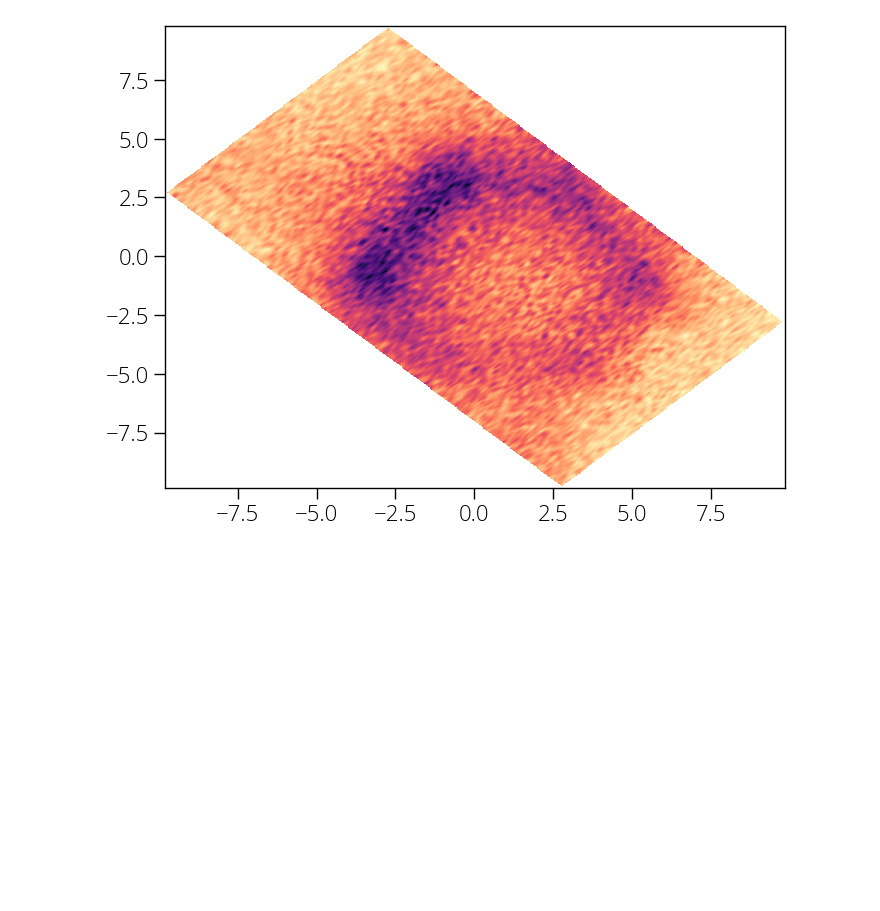
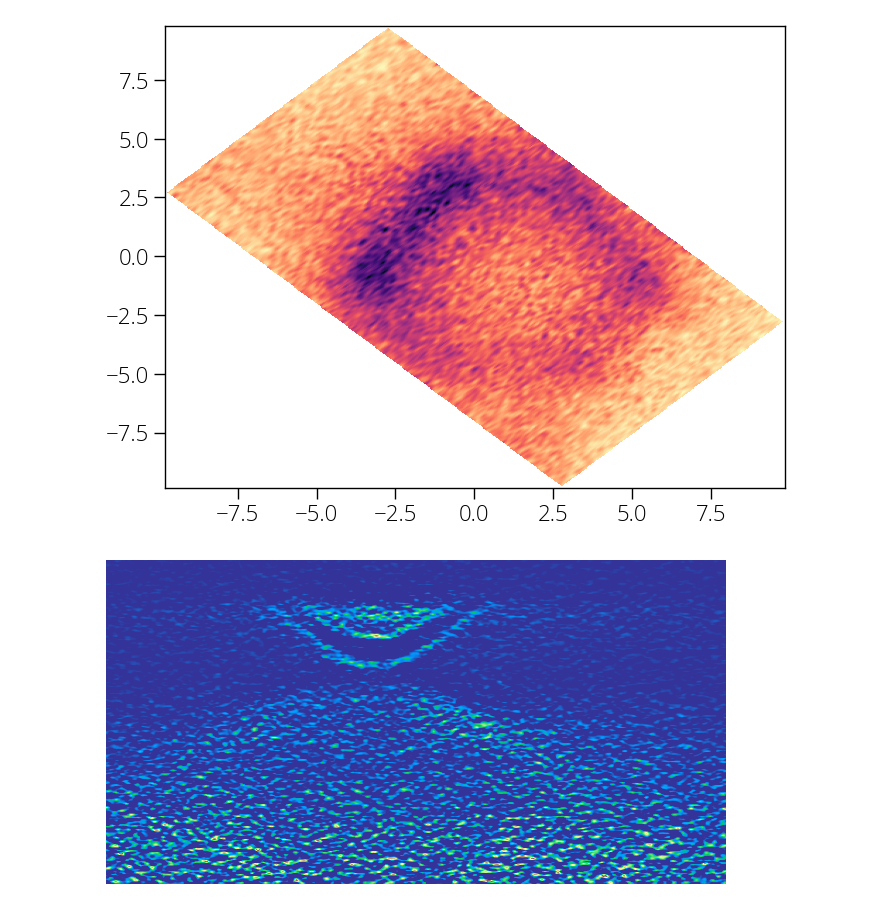
Before and after one commit to pranabdas/arpespythontools, a Jupyter notebook: notebooks/hands-on.ipynb, the cells around one changed output. Saved outputs shown, nothing was run; the diff lists cells and outputs as text; code cells hidden in the pictures; blank space fills up the shorter version.

Commit message:
New Laplacian and 2D curvature module, other minor changes

```diff
--- a/notebooks/examples.ipynb
+++ b/notebooks/hands-on.ipynb
@@ -137,3 +138,11 @@ plt.show()
 import numpy as np
 edc = np.sum(data, axis=1)
 mdc = np.sum(data, axis=0)
+# %%
+diff2, x, y = arp.laplacian(data, energy, angle)
+# %%
+plt.imshow(diff2, vmax=0, cmap='terrain_r')
+plt.axis('off')
+plt.show()
+# %% [output]
+[figure, added]
```
Also changed, not shown: parts of 3 cells of this notebook, 15 other files.
